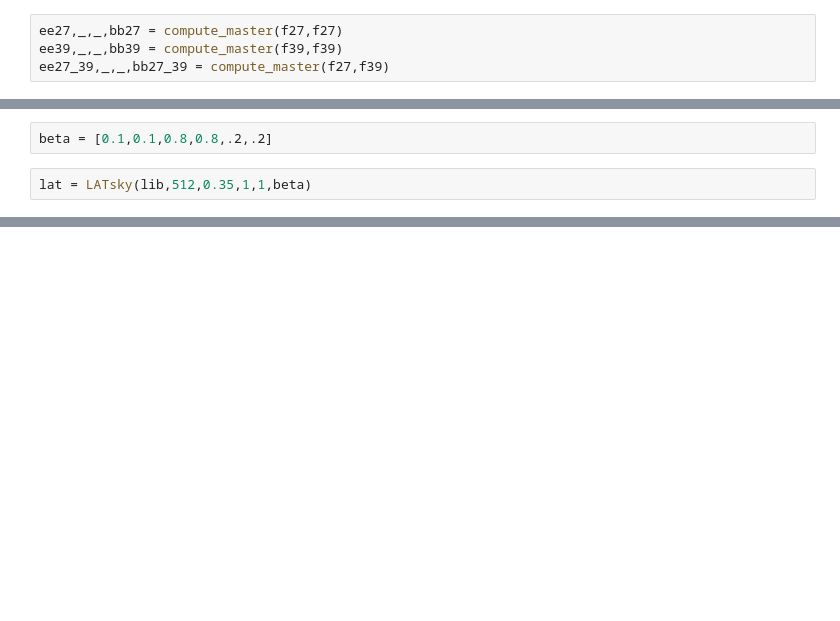
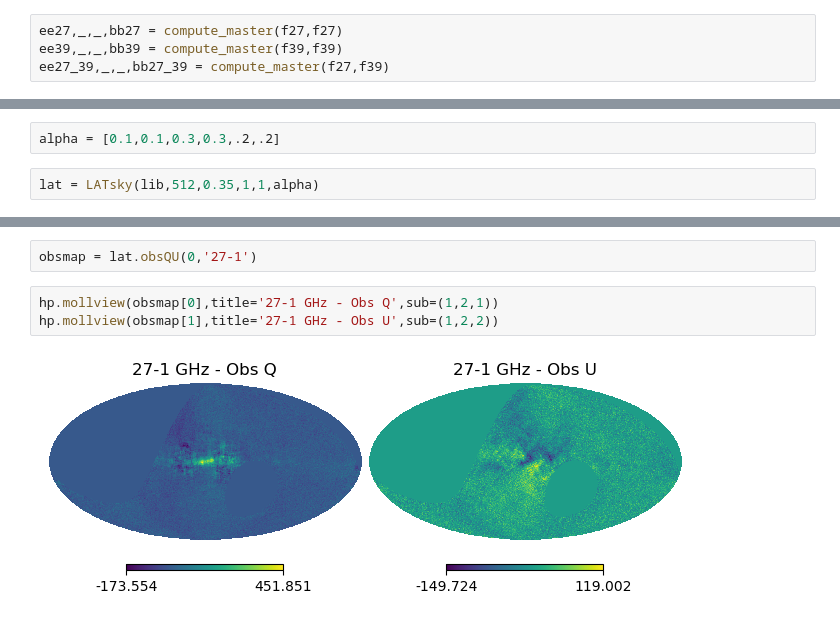
Before and after one commit to antolonappan/solat_cb, a Jupyter notebook: notebooks/signal.ipynb, the cells around one changed output, grey strips where cells are left out. Cells and saved outputs as stored; diff of their text form; blank space fills up the shorter version.

```diff
--- a/notebooks/signal.ipynb
+++ b/notebooks/signal.ipynb
@@ -152,4 +155,4 @@ plt.legend()
 # %%
-beta = [0.1,0.1,0.8,0.8,.2,.2]
+alpha = [0.1,0.1,0.3,0.3,.2,.2]
 # %%
-lat = LATsky(lib,512,0.35,1,1,beta)
+lat = LATsky(lib,512,0.35,1,1,alpha)
@@ -158,0 +176,7 @@ for f in LATsky.freqs:
+# %%
+obsmap = lat.obsQU(0,'27-1')
+# %%
+hp.mollview(obsmap[0],title='27-1 GHz - Obs Q',sub=(1,2,1))
+hp.mollview(obsmap[1],title='27-1 GHz - Obs U',sub=(1,2,2))
+# %% [output]
+[figure, added]
```
Also changed, not shown: parts of 20 cells of this notebook, 2 other files.
